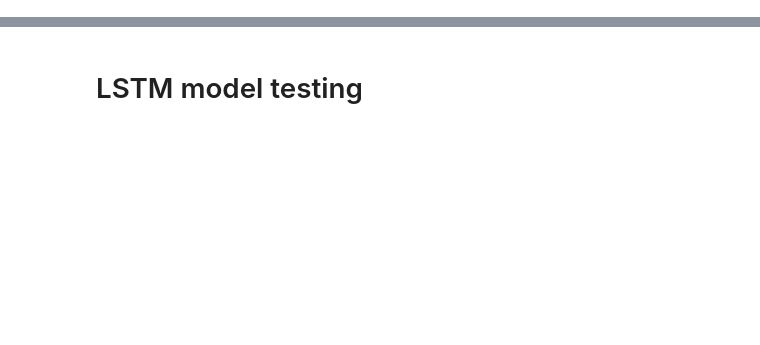
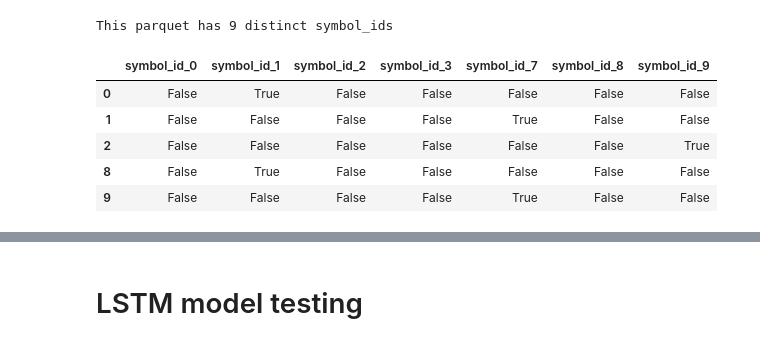
Before and after one commit to nkenny160/ecen-520-final-project, a Jupyter notebook: ecen520-LSTM.ipynb, the cells around one changed output, grey strips where cells are left out. Drawn from its saved outputs; the diff is of its cells as text; code cells hidden in the pictures; blank space fills up the shorter version.

```diff
--- a/ecen520-LSTM.ipynb
+++ b/ecen520-LSTM.ipynb
@@ -110,0 +106,13 @@ test_df = df[df.Split == 'Test']
+# %%
+encoded = pd.get_dummies(df['symbol_id'], prefix='symbol_id')
+max_symbol_id = df['symbol_id'].max()
+print(f'This parquet has {max_symbol_id} distinct symbol_ids')
+encoded.head()
+# %% [output]
+This parquet has 9 distinct symbol_ids
+|  | symbol_id_0 | symbol_id_1 | symbol_id_2 | symbol_id_3 | symbol_id_7 | symbol_id_8 | symbol_id_9 |
+| 0 | False | True | False | False | False | False | False |
+| 1 | False | False | False | False | True | False | False |
+| 2 | False | False | False | False | False | False | True |
+| 8 | False | True | False | False | False | False | False |
+| 9 | False | False | False | False | True | False | False |
```
Also changed, not shown: parts of 13 cells of this notebook.
